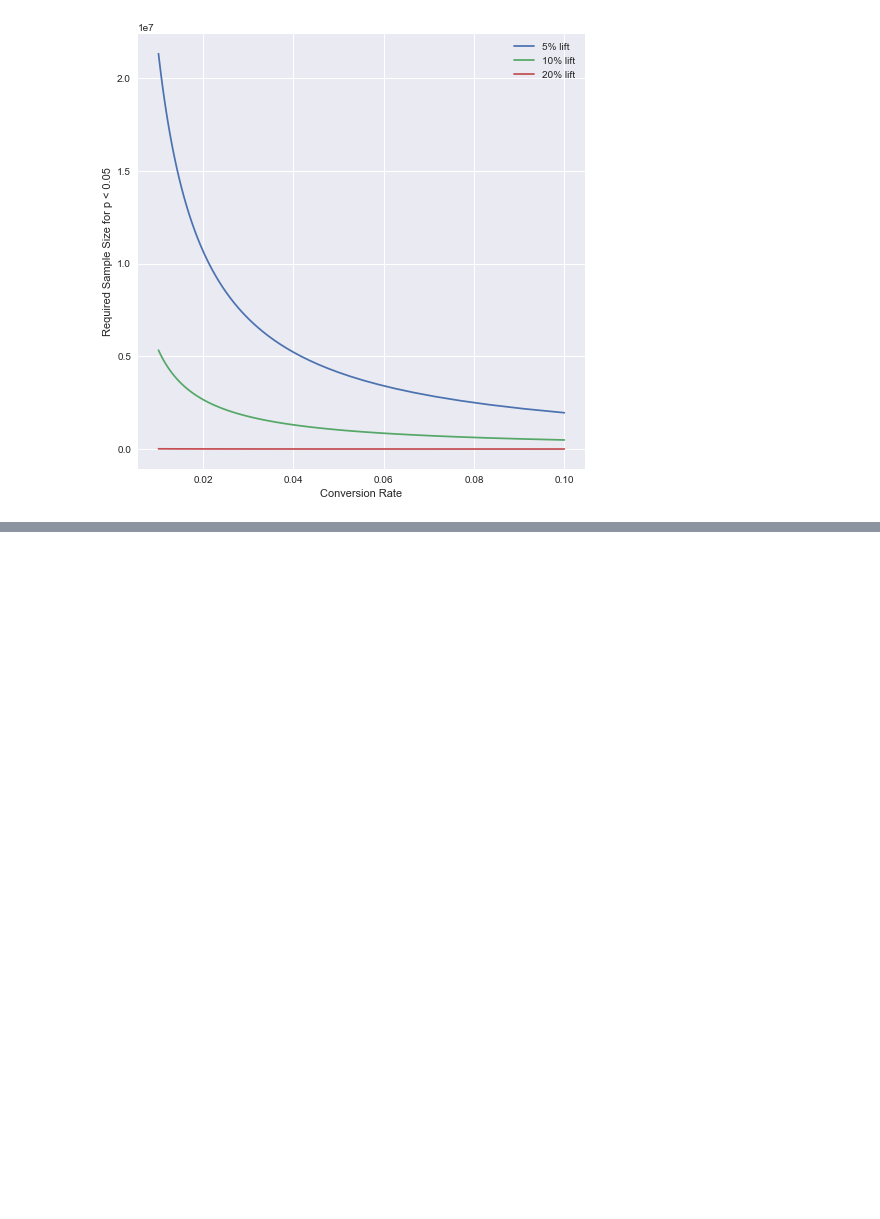
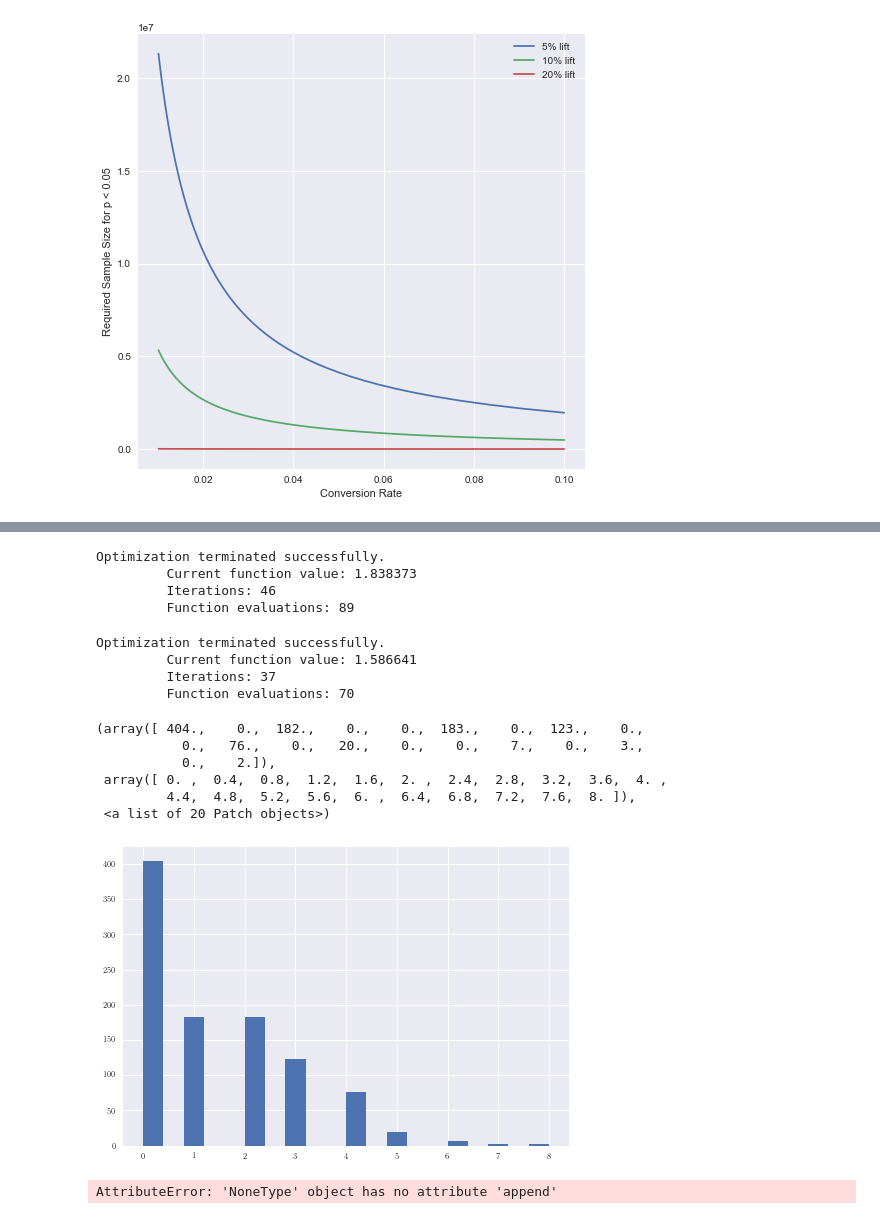
Before and after one commit to doriang102/doriang102.github.io, a Jupyter notebook: notebooks/Hypothesis Testing Experimental Design.ipynb, the cells around one changed output, grey strips where cells are left out. Saved outputs shown, nothing was run; the diff lists cells and outputs as text; code cells hidden in the pictures; blank space fills up the shorter version.

```diff
--- a/notebooks/Hypothesis Testing Experimental Design.ipynb
+++ b/notebooks/Hypothesis Testing Experimental Design.ipynb
@@ -140,0 +346,31 @@ plt.legend()
+# %%
+model = ZeroInflatedPoisson(x)
+results = model.fit()
+# %% [output]
+Optimization terminated successfully.
+         Current function value: 1.838373
+         Iterations: 46
+         Function evaluations: 89
+# %%
+model = ZeroInflatedPoisson(x)
+results = model.fit()
+# %% [output]
+Optimization terminated successfully.
+         Current function value: 1.586641
+         Iterations: 37
+         Function evaluations: 70
+# %%
+plt.hist(x,bins=20)
+# %% [output]
+(array([ 404.,    0.,  182.,    0.,    0.,  183.,    0.,  123.,    0.,
+           0.,   76.,    0.,   20.,    0.,    0.,    7.,    0.,    3.,
+           0.,    2.]),
+ array([ 0. ,  0.4,  0.8,  1.2,  1.6,  2. ,  2.4,  2.8,  3.2,  3.6,  4. ,
+         4.4,  4.8,  5.2,  5.6,  6. ,  6.4,  6.8,  7.2,  7.6,  8. ]),
+ <a list of 20 Patch objects>)
+[figure, added]
+# %%
+model = NBin(x)
+results = model.fit()
+# %% [output]
+AttributeError: 'NoneType' object has no attribute 'append'
```
Also changed, not shown: parts of 21 cells of this notebook.
